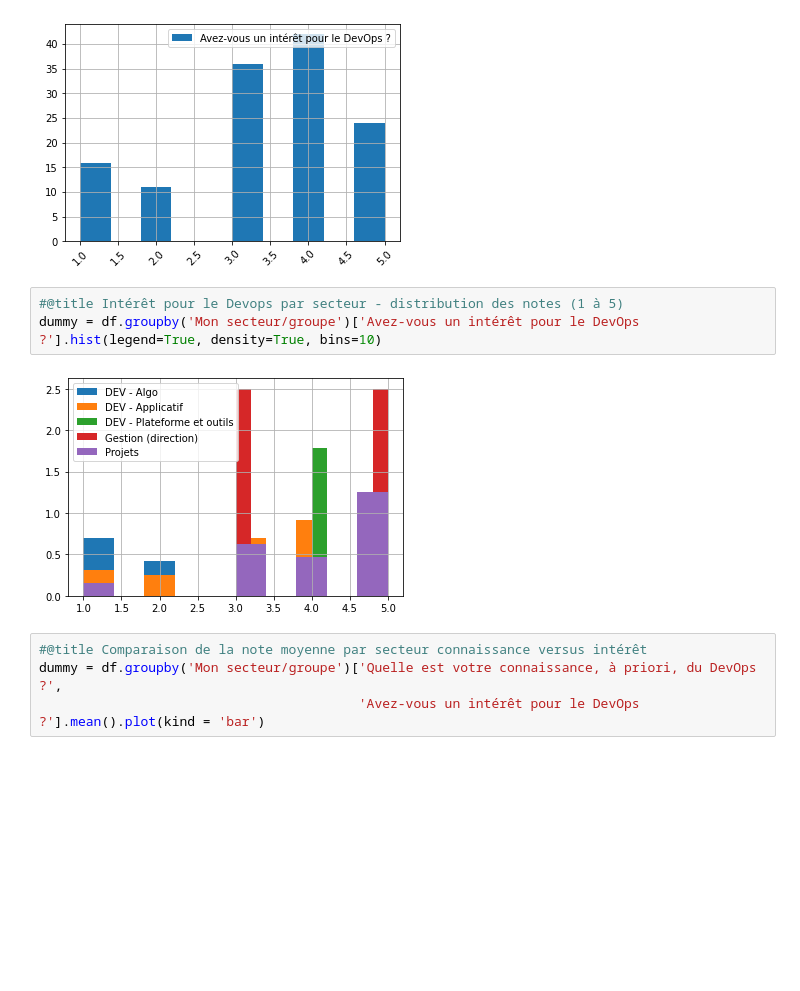
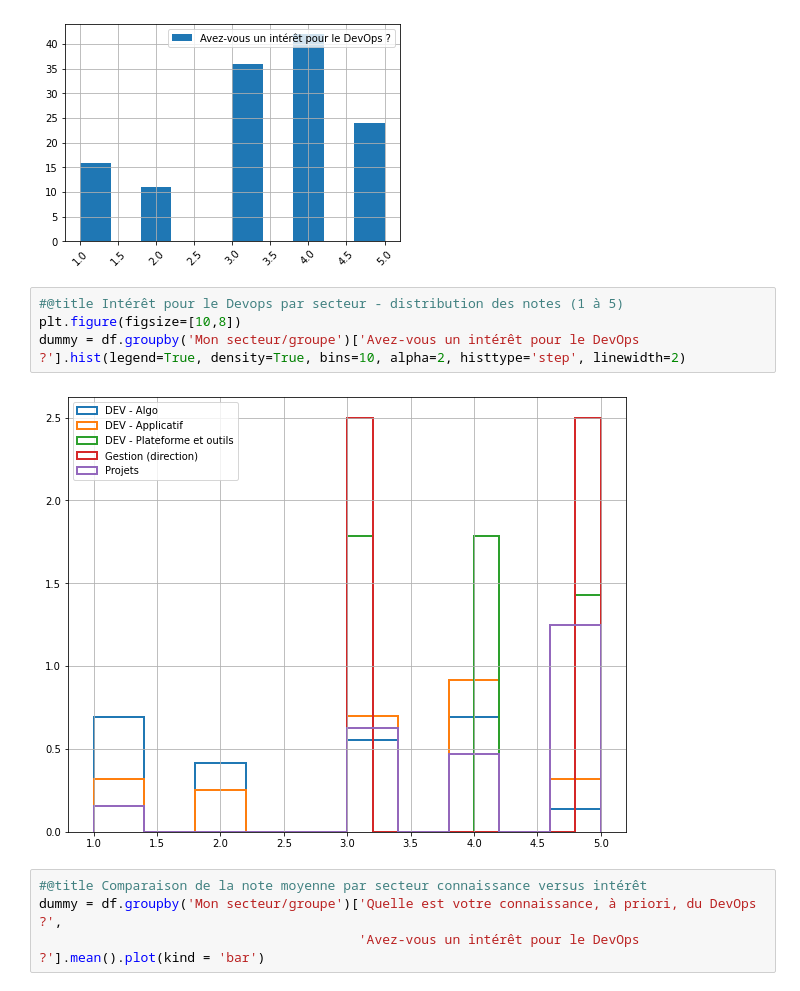
Before and after one commit to delemarchand2020/testColab, a Jupyter notebook: AnalyseSondageDevops.ipynb, the cells around one changed output. Cells and saved outputs as stored; diff of their text form; blank space fills up the shorter version.

```diff
--- a/AnalyseSondageDevops.ipynb
+++ b/AnalyseSondageDevops.ipynb
@@ -47,9 +48,10 @@ dummy = df['Avez-vous un intérêt pour le DevOps ?'].hist(legend=True, xrot=45)
 [figure]
 # %%
 #@title Intérêt pour le Devops par secteur - distribution des notes (1 à 5)
-dummy = df.groupby('Mon secteur/groupe')['Avez-vous un intérêt pour le DevOps ?'].hist(legend=True, density=True, bins=10)
+plt.figure(figsize=[10,8])
+dummy = df.groupby('Mon secteur/groupe')['Avez-vous un intérêt pour le DevOps ?'].hist(legend=True, density=True, bins=10, alpha=2, histtype='step', linewidth=2)
 # %% [output]
-[figure, old version]
+[figure, new version]
 # %%
 #@title Comparaison de la note moyenne par secteur connaissance versus intérêt
 dummy = df.groupby('Mon secteur/groupe')['Quelle est votre connaissance, à priori, du DevOps ?',
```
Also changed, not shown: parts of 1 cell of this notebook.
